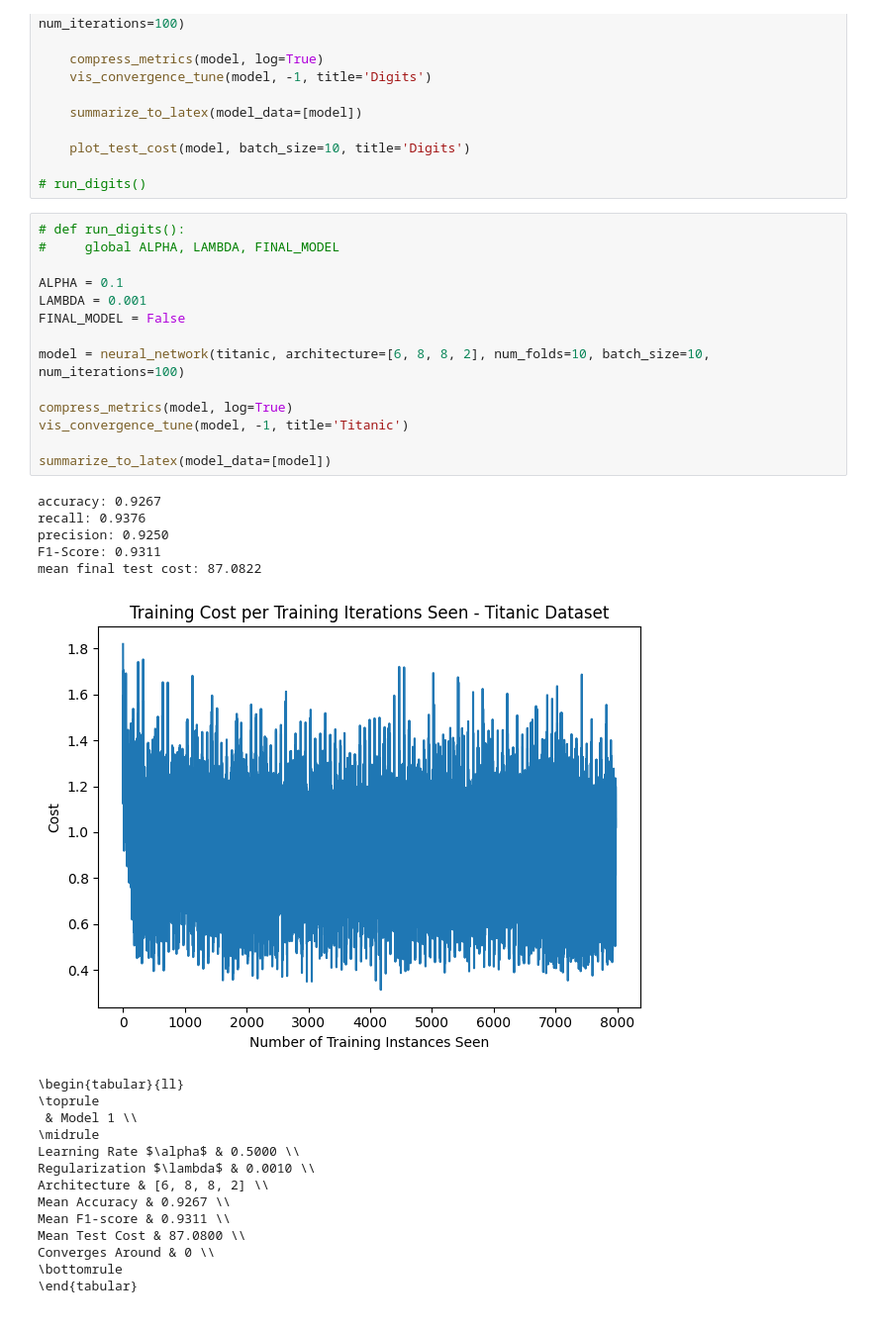
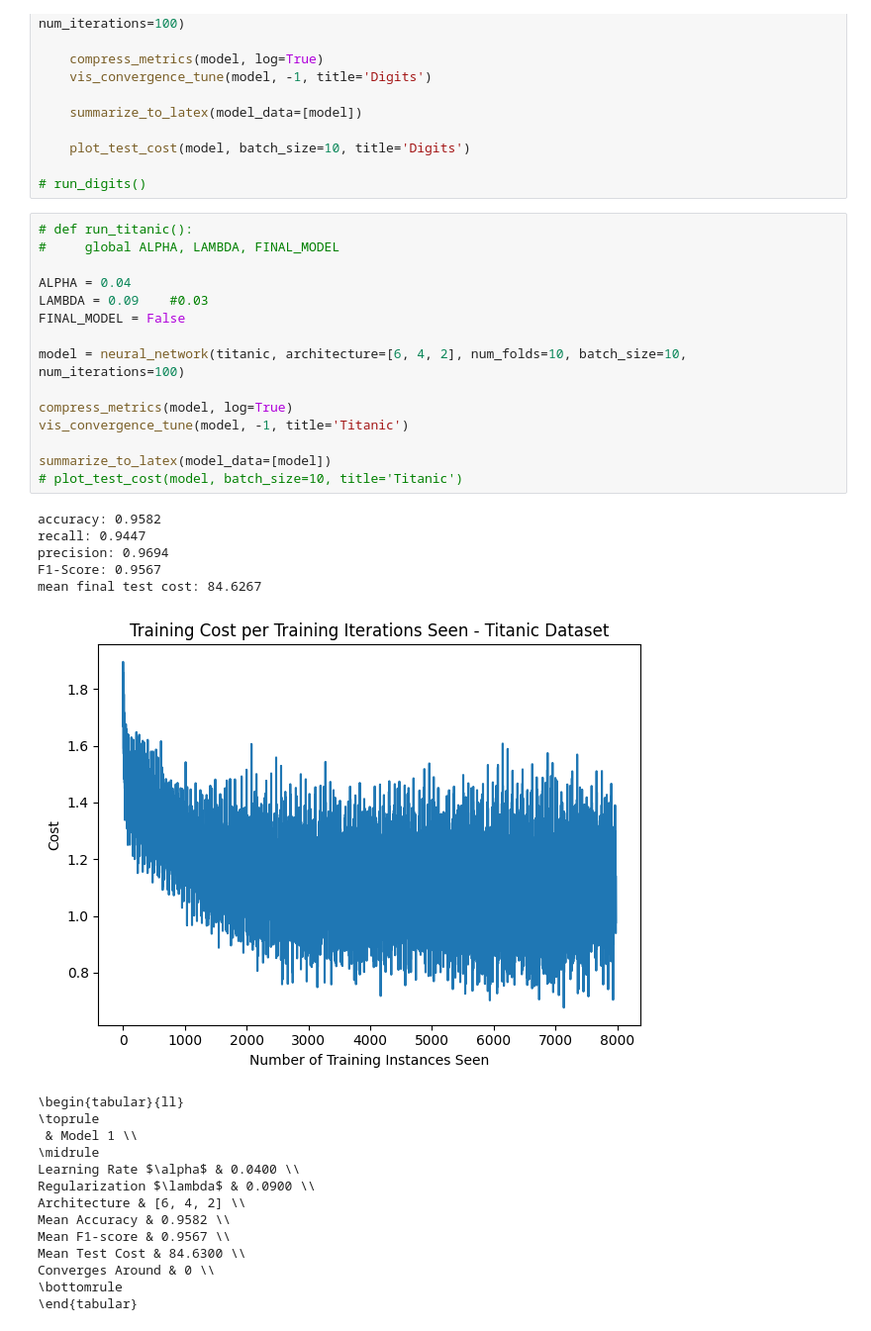
Before and after one commit to minlaux/ML_Project_CS589, a Jupyter notebook: src/Neural_Net.ipynb, the cells around one changed output. Shown at 99% size. Cells and saved outputs as stored; diff of their text form.

Commit message:
ran titanic

```diff
--- a/src/Neural_Net.ipynb
+++ b/src/Neural_Net.ipynb
@@ -667,36 +667,37 @@ def run_digits():
 
 # run_digits()
 # %%
-# def run_digits():
+# def run_titanic():
 #     global ALPHA, LAMBDA, FINAL_MODEL
 
-ALPHA = 0.1
-LAMBDA = 0.001
+ALPHA = 0.04
+LAMBDA = 0.09    #0.03
 FINAL_MODEL = False
 
-model = neural_network(titanic, architecture=[6, 8, 8, 2], num_folds=10, batch_size=10, num_iterations=100)
+model = neural_network(titanic, architecture=[6, 4, 2], num_folds=10, batch_size=10, num_iterations=100)
 
 compress_metrics(model, log=True)
 vis_convergence_tune(model, -1, title='Titanic')
 
 summarize_to_latex(model_data=[model])
+# plot_test_cost(model, batch_size=10, title='Titanic')
 # %% [output]
-accuracy: 0.9267
-recall: 0.9376
-precision: 0.9250
-F1-Score: 0.9311
-mean final test cost: 87.0822
+accuracy: 0.9582
+recall: 0.9447
+precision: 0.9694
+F1-Score: 0.9567
+mean final test cost: 84.6267
-[figure, old version]
+[figure, new version]
 \begin{tabular}{ll}
 \toprule
  & Model 1 \\
 \midrule
-Learning Rate $\alpha$ & 0.5000 \\
-Regularization $\lambda$ & 0.0010 \\
-Architecture & [6, 8, 8, 2] \\
-Mean Accuracy & 0.9267 \\
-Mean F1-score & 0.9311 \\
-Mean Test Cost & 87.0800 \\
+Learning Rate $\alpha$ & 0.0400 \\
+Regularization $\lambda$ & 0.0900 \\
+Architecture & [6, 4, 2] \\
+Mean Accuracy & 0.9582 \\
+Mean F1-score & 0.9567 \\
+Mean Test Cost & 84.6300 \\
 Converges Around & 0 \\
 \bottomrule
 \end{tabular}
```
Also changed, not shown: 5 other files.
